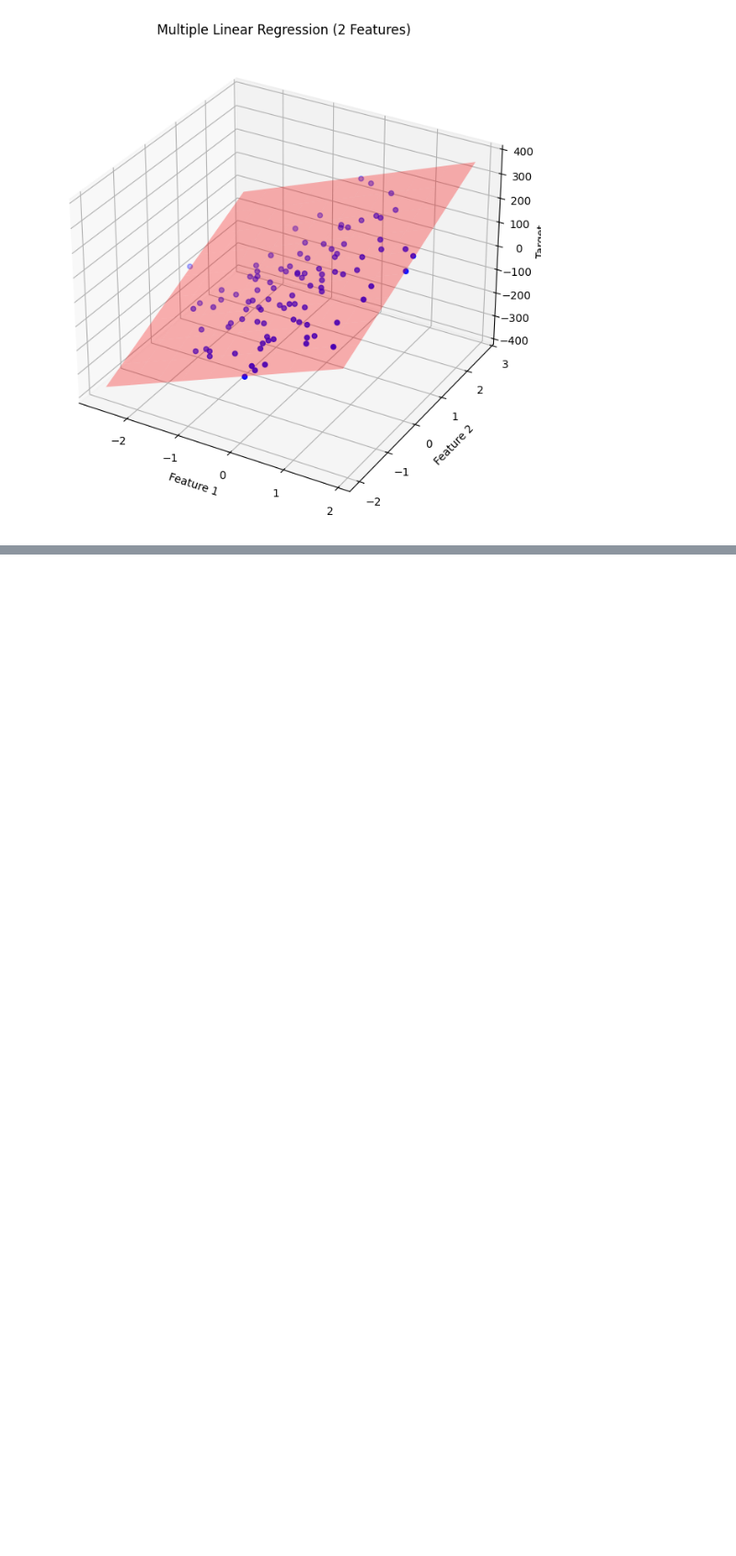
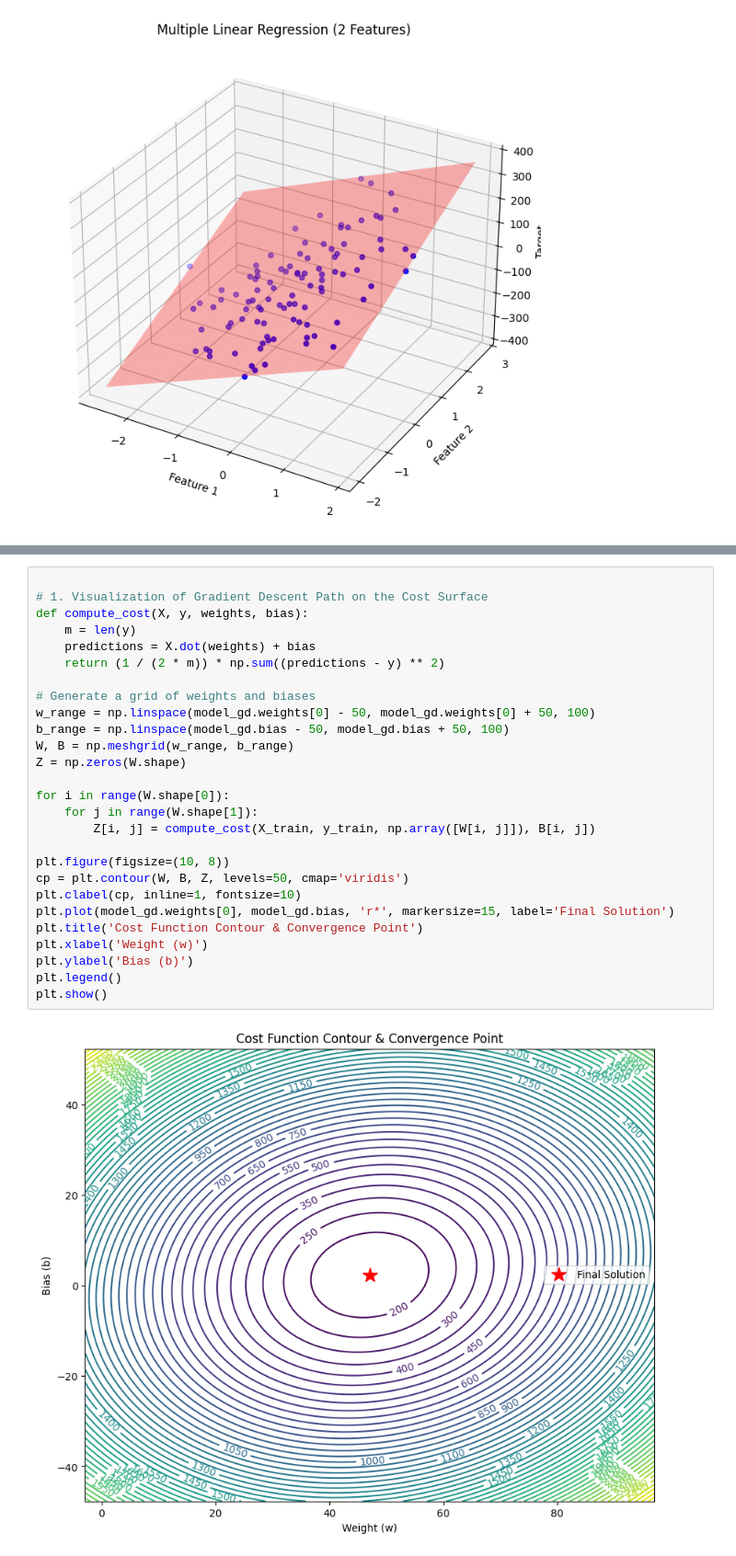
Before and after one commit to thompgt/ML-Under-The-Hood, a Jupyter notebook: notebooks/01_Linear_Regression.ipynb, the cells around one changed output, grey strips where cells are left out. Shown at 92% size. Saved outputs shown, nothing was run; the diff lists cells and outputs as text; blank space fills up the shorter version.

Commit message:
Enhance notebooks with advanced visualizations and ensure all cells are executed

```diff
--- a/notebooks/01_Linear_Regression.ipynb
+++ b/notebooks/01_Linear_Regression.ipynb
@@ -216,0 +220,29 @@ plt.show()
+# %%
+
+# 1. Visualization of Gradient Descent Path on the Cost Surface
+def compute_cost(X, y, weights, bias):
+    m = len(y)
+    predictions = X.dot(weights) + bias
+    return (1 / (2 * m)) * np.sum((predictions - y) ** 2)
+
+# Generate a grid of weights and biases
+w_range = np.linspace(model_gd.weights[0] - 50, model_gd.weights[0] + 50, 100)
+b_range = np.linspace(model_gd.bias - 50, model_gd.bias + 50, 100)
+W, B = np.meshgrid(w_range, b_range)
+Z = np.zeros(W.shape)
+
+for i in range(W.shape[0]):
+    for j in range(W.shape[1]):
+        Z[i, j] = compute_cost(X_train, y_train, np.array([W[i, j]]), B[i, j])
+
+plt.figure(figsize=(10, 8))
+cp = plt.contour(W, B, Z, levels=50, cmap='viridis')
+plt.clabel(cp, inline=1, fontsize=10)
+plt.plot(model_gd.weights[0], model_gd.bias, 'r*', markersize=15, label='Final Solution')
+plt.title('Cost Function Contour & Convergence Point')
+plt.xlabel('Weight (w)')
+plt.ylabel('Bias (b)')
+plt.legend()
+plt.show()
+# %% [output]
+[figure, added]
```
Also changed, not shown: parts of 2 cells of this notebook, 29 other files.
